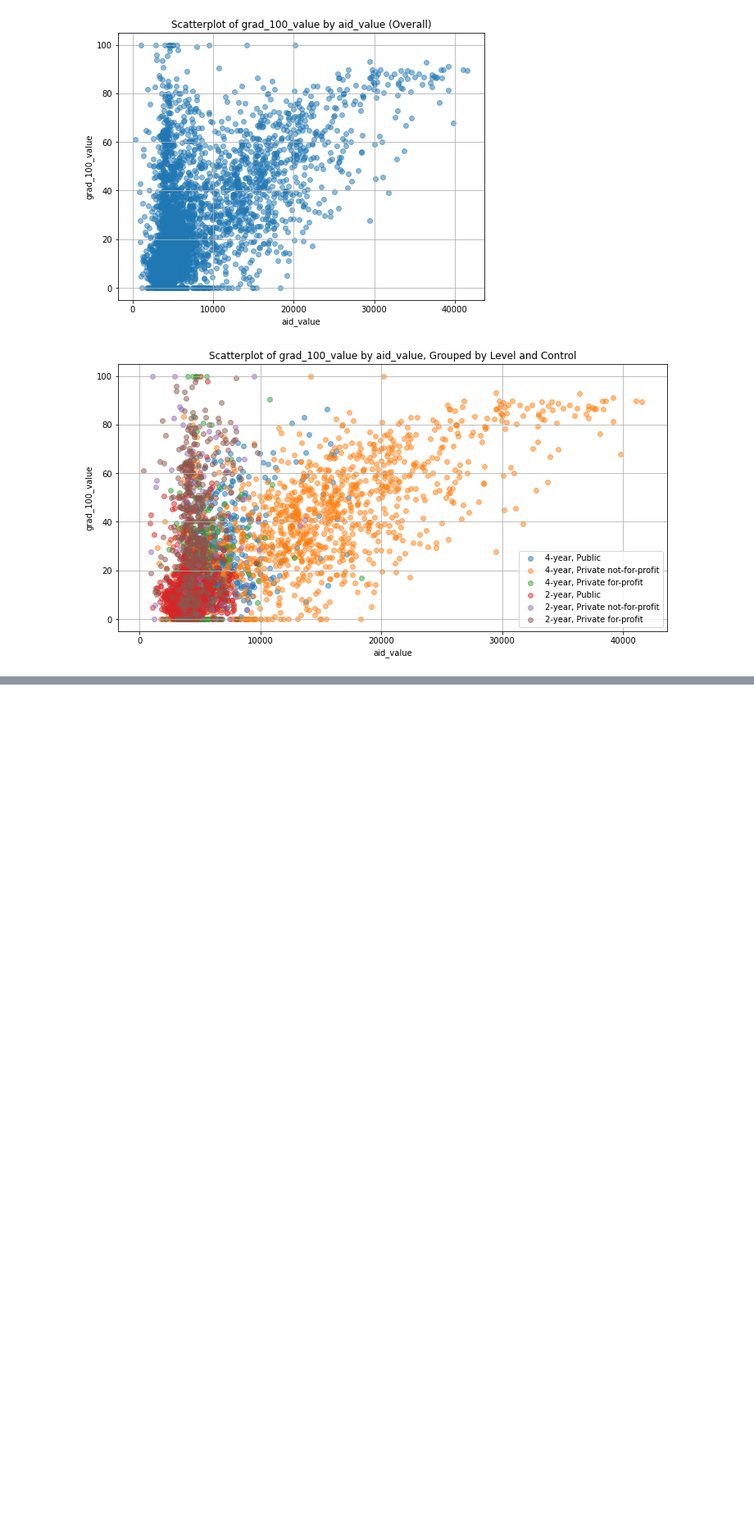
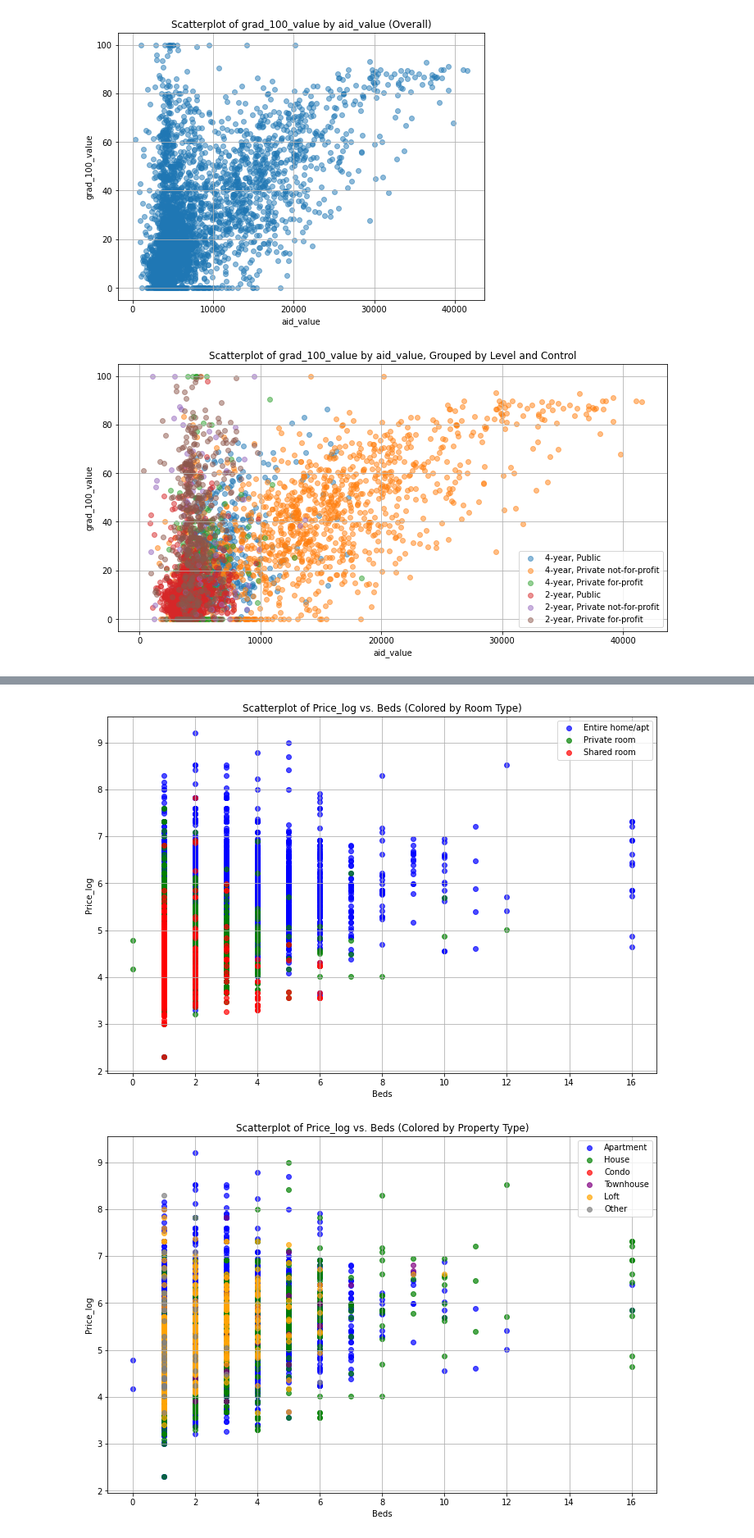
Before and after one commit to agu4yh/assignment2, a Jupyter notebook: assignment2.ipynb, the cells around one changed output, grey strips where cells are left out. Shown at 82% size. Cells and saved outputs as stored; diff of their text form; code cells hidden in the pictures; blank space fills up the shorter version.

```diff
--- a/assignment2.ipynb
+++ b/assignment2.ipynb
@@ -485,0 +677,77 @@ level  control
+# %%
+import pandas as pd
+import numpy as np
+import matplotlib.pyplot as plt
+
+# Load the Airbnb data
+df = pd.read_csv("./data/airbnb_hw.csv")
+
+# Clean the 'Price' column
+df['Price'] = df['Price'].str.replace(',', '').astype(float)
+
+# Log-transform 'Price' to create 'Price_log'
+df['Price_log'] = np.log(df['Price'])
+
+# PART 6:
+
+# Choose colors for Room Type and Property Type
+room_type_colors = {
+    'Entire home/apt': 'blue',
+    'Private room': 'green',
+    'Shared room': 'red'
+}
+
+property_type_colors = {
+    'Apartment': 'blue',
+    'House': 'green',
+    'Condo': 'red',
+    'Townhouse': 'purple',
+    'Loft': 'orange',
+    'Other': 'gray'
+}
+
+# Create a scatterplot of Price_log and Beds colored by Room Type
+plt.figure(figsize=(12, 8))
+for room_type, color in room_type_colors.items():
+    subset = df[df['Room Type'] == room_type]
+    plt.scatter(subset['Beds'], subset['Price_log'], label=room_type, c=color, alpha=0.7)
+
+plt.title('Scatterplot of Price_log vs. Beds (Colored by Room Type)')
+plt.xlabel('Beds')
+plt.ylabel('Price_log')
+plt.grid(True)
+plt.legend()
+plt.show()
+
+# Create a scatterplot of Price_log and Beds, colored by Property Type
+plt.figure(figsize=(12, 8))
+for property_type, color in property_type_colors.items():
+    subset = df[df['Property Type'] == property_type]
+    plt.scatter(subset['Beds'], subset['Price_log'], label=property_type, c=color, alpha=0.7)
+
+plt.title('Scatterplot of Price_log vs. Beds (Colored by Property Type)')
+plt.xlabel('Beds')
+plt.ylabel('Price_log')
+plt.grid(True)
+plt.legend()
+plt.show()
+
+# Group by Room Type and Property Type and compute average price and standard deviation
+grouped = df.groupby(['Room Type', 'Property Type'])['Price'].agg(['mean', 'std']).reset_index()
+grouped.rename(columns={'mean': 'Average_Price', 'std': 'Std_Deviation'}, inplace=True)
+
+# Display the grouped description
+print(grouped)
+
+# Find Room Type and Property Type with the highest average price
+max_avg_price = grouped[grouped['Average_Price'] == grouped['Average_Price'].max()]
+print("\nRoom Type and Property Type with the highest average price:")
+print(max_avg_price)
+
+# Find Room Type and Property Type with the highest standard deviation
+max_std_deviation = grouped[grouped['Std_Deviation'] == grouped['Std_Deviation'].max()]
+print("\nRoom Type and Property Type with the highest standard deviation:")
+print(max_std_deviation)
+# %% [output]
+[figure, added]
+[figure, added]
```
Also changed, not shown: parts of 20 cells of this notebook.
